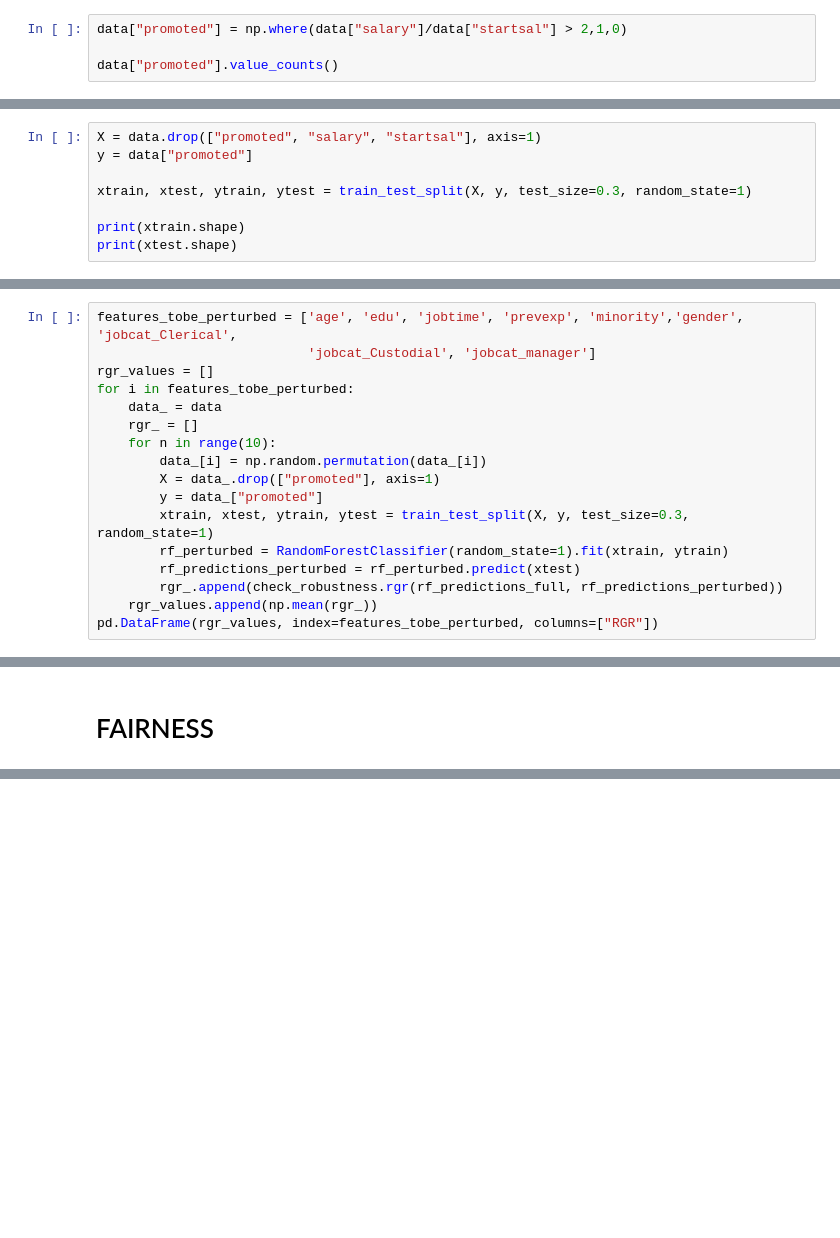
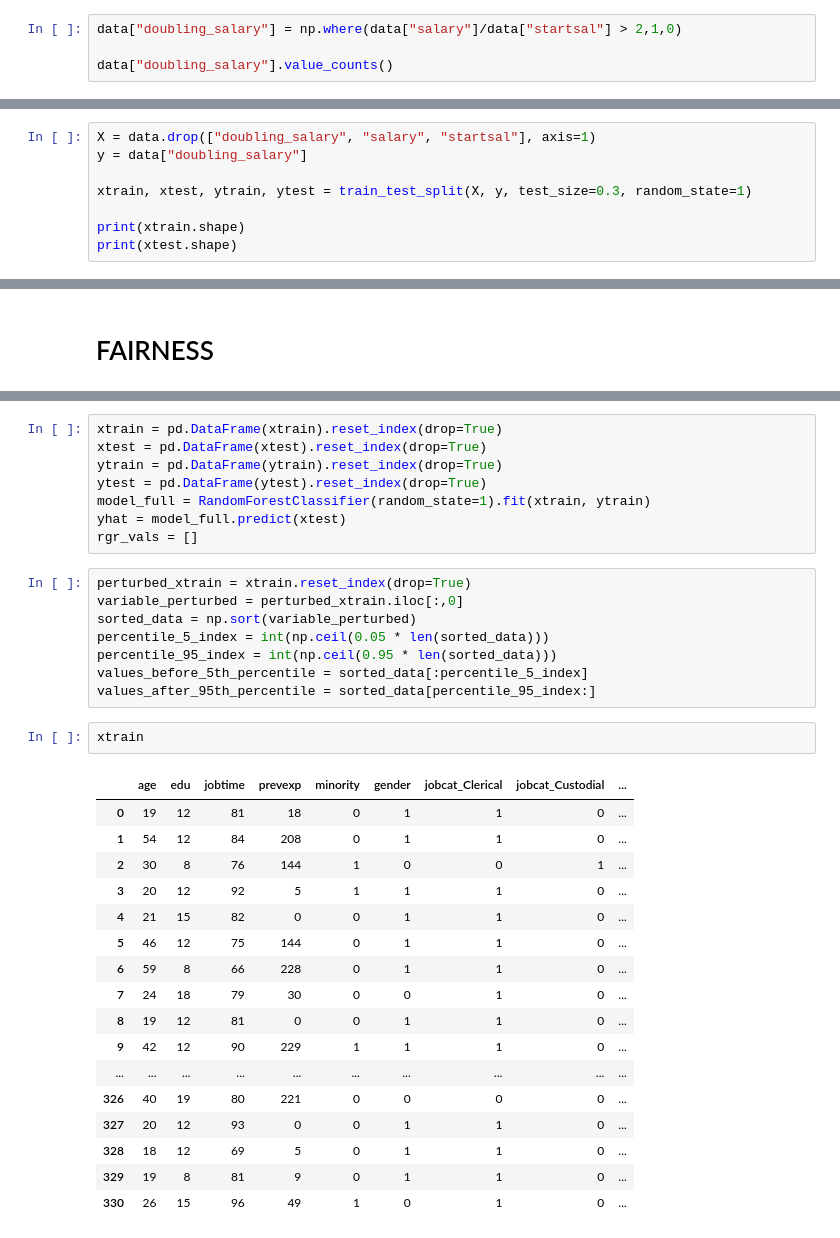
Before and after one commit to GolnooshBabaei/safeaipackage, a Jupyter notebook: examples/employee_classification.ipynb, the cells around one changed output, grey strips where cells are left out. Drawn from its saved outputs; the diff is of its cells as text; blank space fills up the shorter version.

```diff
--- a/examples/employee_classification.ipynb
+++ b/examples/employee_classification.ipynb
@@ -36,9 +38,9 @@ data.head()
 | 3 | 21900 | 41 | 8 | 13200 | 98 | 190 | 0 | 1 | 1 | ... |
 | 4 | 45000 | 33 | 15 | 21000 | 98 | 138 | 0 | 0 | 1 | ... |
 # %%
-data["promoted"] = np.where(data["salary"]/data["startsal"] > 2,1,0)
+data["doubling_salary"] = np.where(data["salary"]/data["startsal"] > 2,1,0)
 
-data["promoted"].value_counts()
+data["doubling_salary"].value_counts()
 # %% [output]
 0    253
 1    220
@@ -46,6 +60,6 @@ Name: promoted, dtype: int64
 # %%
-X = data.drop(["promoted", "salary", "startsal"], axis=1)
-y = data["promoted"]
+X = data.drop(["doubling_salary", "salary", "startsal"], axis=1)
+y = data["doubling_salary"]
 
 xtrain, xtest, ytrain, ytest = train_test_split(X, y, test_size=0.3, random_state=1)
 
@@ -121,19 +299,2 @@ check_explainability.rge(xtrain, xtest, ytrain, ytest, rf_model_full)
 # %% [markdown]
 # ROBUSTNESS
-# %%
-features_tobe_perturbed = ['age', 'edu', 'jobtime', 'prevexp', 'minority','gender', 'jobcat_Clerical',
-                           'jobcat_Custodial', 'jobcat_manager']
-rgr_values = []
-for i in features_tobe_perturbed:
-    data_ = data
-    rgr_ = []
-    for n in range(10):
-        data_[i] = np.random.permutation(data_[i])
-        X = data_.drop(["promoted"], axis=1)
-        y = data_["promoted"]
-        xtrain, xtest, ytrain, ytest = train_test_split(X, y, test_size=0.3, random_state=1)
-        rf_perturbed = RandomForestClassifier(random_state=1).fit(xtrain, ytrain)
-        rf_predictions_perturbed = rf_perturbed.predict(xtest)
-        rgr_.append(check_robustness.rgr(rf_predictions_full, rf_predictions_perturbed))
-    rgr_values.append(np.mean(rgr_))
-pd.DataFrame(rgr_values, index=features_tobe_perturbed, columns=["RGR"])
@@ -158,0 +572,36 @@ check_fairness.rgf(rf_predictions_gender, rf_predictions_full)
+# %%
+xtrain = pd.DataFrame(xtrain).reset_index(drop=True)
+xtest = pd.DataFrame(xtest).reset_index(drop=True)
+ytrain = pd.DataFrame(ytrain).reset_index(drop=True)
+ytest = pd.DataFrame(ytest).reset_index(drop=True)
+model_full = RandomForestClassifier(random_state=1).fit(xtrain, ytrain)
+yhat = model_full.predict(xtest)
+rgr_vals = []
+# %%
+perturbed_xtrain = xtrain.reset_index(drop=True)
+variable_perturbed = perturbed_xtrain.iloc[:,0]
+sorted_data = np.sort(variable_perturbed)
+percentile_5_index = int(np.ceil(0.05 * len(sorted_data)))
+percentile_95_index = int(np.ceil(0.95 * len(sorted_data)))
+values_before_5th_percentile = sorted_data[:percentile_5_index]
+values_after_95th_percentile = sorted_data[percentile_95_index:]
+# %%
+xtrain
+# %% [output]
+|  | age | edu | jobtime | prevexp | minority | gender | jobcat_Clerical | jobcat_Custodial | ... |
+| 0 | 19 | 12 | 81 | 18 | 0 | 1 | 1 | 0 | ... |
+| 1 | 54 | 12 | 84 | 208 | 0 | 1 | 1 | 0 | ... |
+| 2 | 30 | 8 | 76 | 144 | 1 | 0 | 0 | 1 | ... |
+| 3 | 20 | 12 | 92 | 5 | 1 | 1 | 1 | 0 | ... |
+| 4 | 21 | 15 | 82 | 0 | 0 | 1 | 1 | 0 | ... |
+| 5 | 46 | 12 | 75 | 144 | 0 | 1 | 1 | 0 | ... |
+| 6 | 59 | 8 | 66 | 228 | 0 | 1 | 1 | 0 | ... |
+| 7 | 24 | 18 | 79 | 30 | 0 | 0 | 1 | 0 | ... |
+| 8 | 19 | 12 | 81 | 0 | 0 | 1 | 1 | 0 | ... |
+| 9 | 42 | 12 | 90 | 229 | 1 | 1 | 1 | 0 | ... |
+| ... | ... | ... | ... | ... | ... | ... | ... | ... | ... |
+| 326 | 40 | 19 | 80 | 221 | 0 | 0 | 0 | 0 | ... |
+| 327 | 20 | 12 | 93 | 0 | 0 | 1 | 1 | 0 | ... |
+| 328 | 18 | 12 | 69 | 5 | 0 | 1 | 1 | 0 | ... |
+| 329 | 19 | 8 | 81 | 9 | 0 | 1 | 1 | 0 | ... |
+| 330 | 26 | 15 | 96 | 49 | 1 | 0 | 1 | 0 | ... |
```
Also changed, not shown: parts of 65 cells of this notebook, 11 other files.
